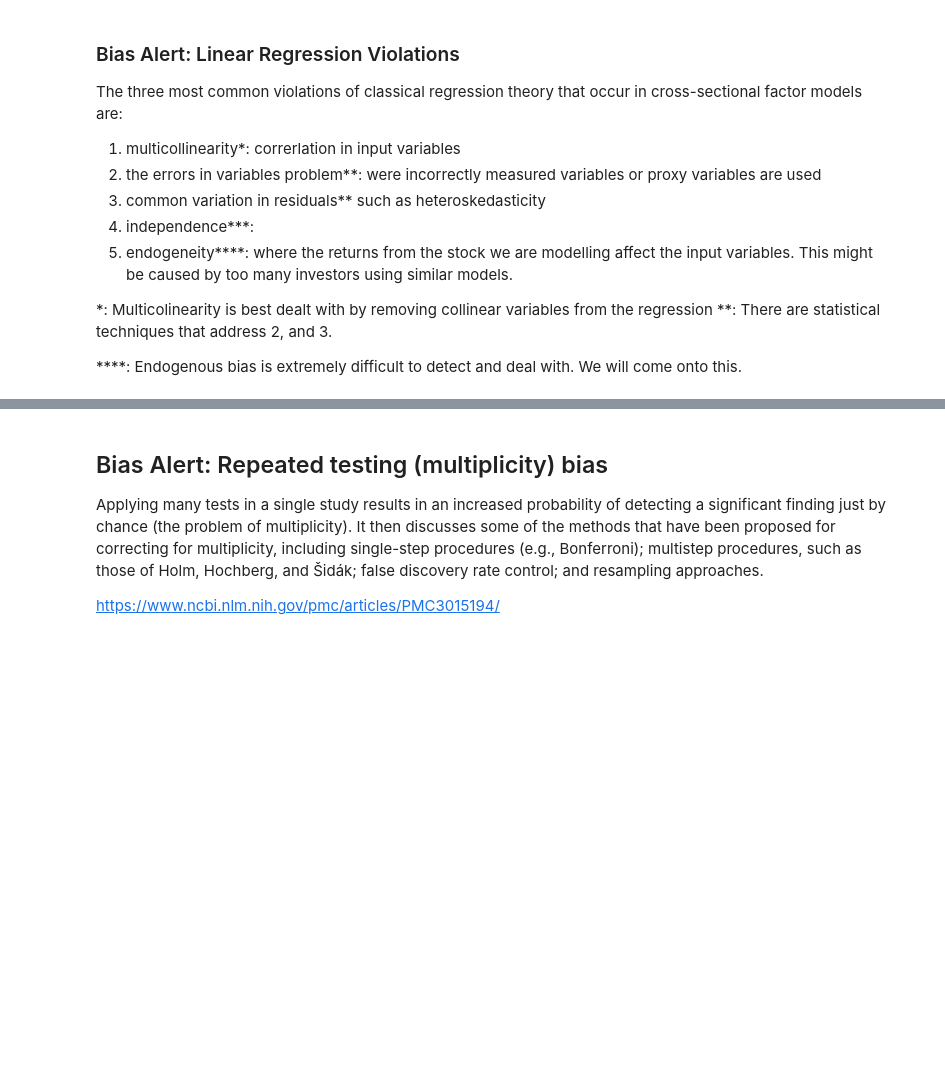
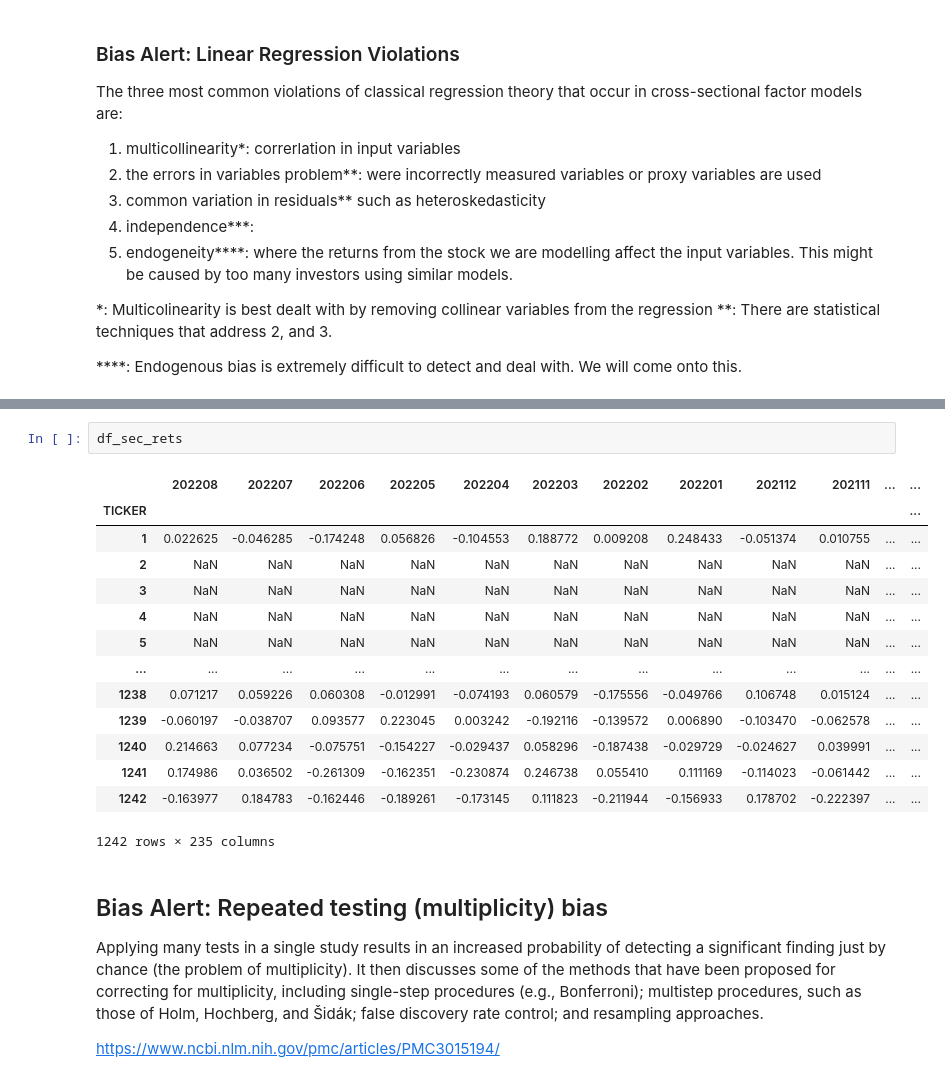
Before and after one commit to danphilps/Investment-SAI, a Jupyter notebook: M6_Investment.ipynb, the cells around one changed output, grey strips where cells are left out. Cells and saved outputs as stored; diff of their text form; blank space fills up the shorter version.

```diff
--- a/M6_Investment.ipynb
+++ b/M6_Investment.ipynb
@@ -345,3 +370,20 @@ Notes:
+# %%
+df_sec_rets
+# %% [output]
+|  | 202208 | 202207 | 202206 | 202205 | 202204 | 202203 | 202202 | 202201 | 202112 | 202111 | ... | ... |
+| TICKER |  |  |  |  |  |  |  |  |  |  |  | ... |
+| 1 | 0.022625 | -0.046285 | -0.174248 | 0.056826 | -0.104553 | 0.188772 | 0.009208 | 0.248433 | -0.051374 | 0.010755 | ... | ... |
+| 2 | NaN | NaN | NaN | NaN | NaN | NaN | NaN | NaN | NaN | NaN | ... | ... |
+| 3 | NaN | NaN | NaN | NaN | NaN | NaN | NaN | NaN | NaN | NaN | ... | ... |
+| 4 | NaN | NaN | NaN | NaN | NaN | NaN | NaN | NaN | NaN | NaN | ... | ... |
+| 5 | NaN | NaN | NaN | NaN | NaN | NaN | NaN | NaN | NaN | NaN | ... | ... |
+| ... | ... | ... | ... | ... | ... | ... | ... | ... | ... | ... | ... | ... |
+| 1238 | 0.071217 | 0.059226 | 0.060308 | -0.012991 | -0.074193 | 0.060579 | -0.175556 | -0.049766 | 0.106748 | 0.015124 | ... | ... |
+| 1239 | -0.060197 | -0.038707 | 0.093577 | 0.223045 | 0.003242 | -0.192116 | -0.139572 | 0.006890 | -0.103470 | -0.062578 | ... | ... |
+| 1240 | 0.214663 | 0.077234 | -0.075751 | -0.154227 | -0.029437 | 0.058296 | -0.187438 | -0.029729 | -0.024627 | 0.039991 | ... | ... |
+| 1241 | 0.174986 | 0.036502 | -0.261309 | -0.162351 | -0.230874 | 0.246738 | 0.055410 | 0.111169 | -0.114023 | -0.061442 | ... | ... |
+| 1242 | -0.163977 | 0.184783 | -0.162446 | -0.189261 | -0.173145 | 0.111823 | -0.211944 | -0.156933 | 0.178702 | -0.222397 | ... | ... |
+1242 rows × 235 columns
 # %% [markdown]
 ## Bias Alert: Repeated testing (multiplicity) bias
 
```
Also changed, not shown: parts of 6 cells of this notebook.
